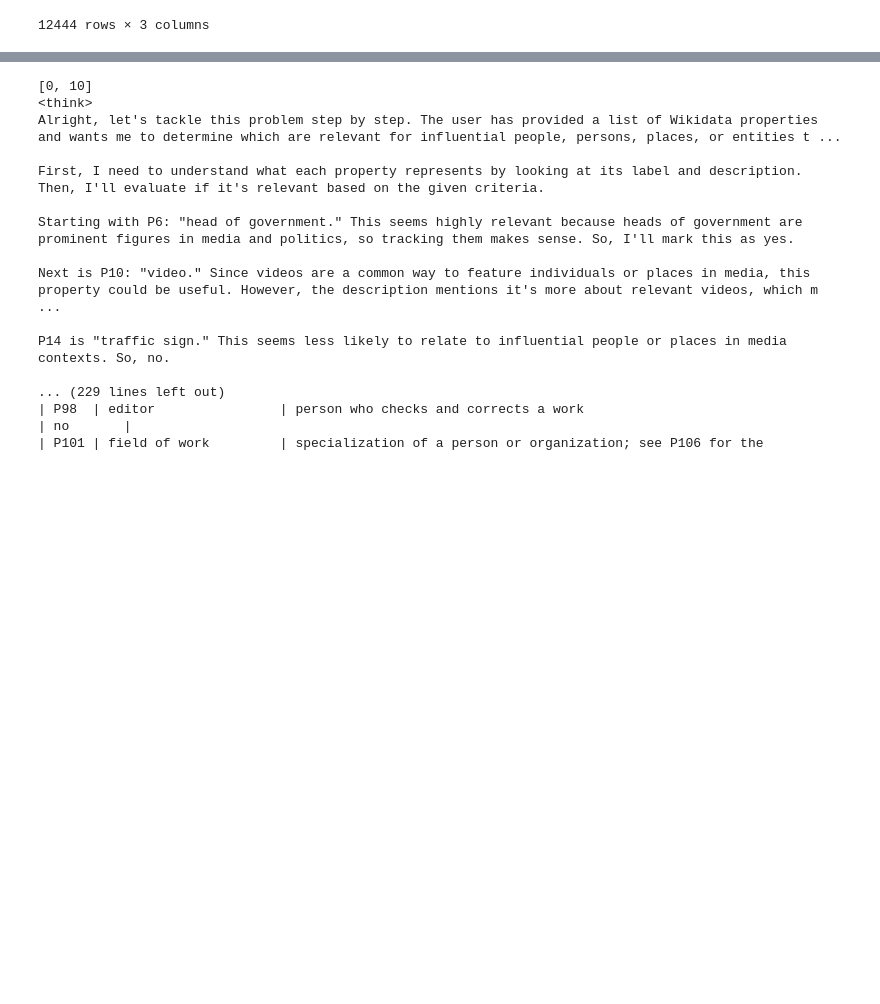
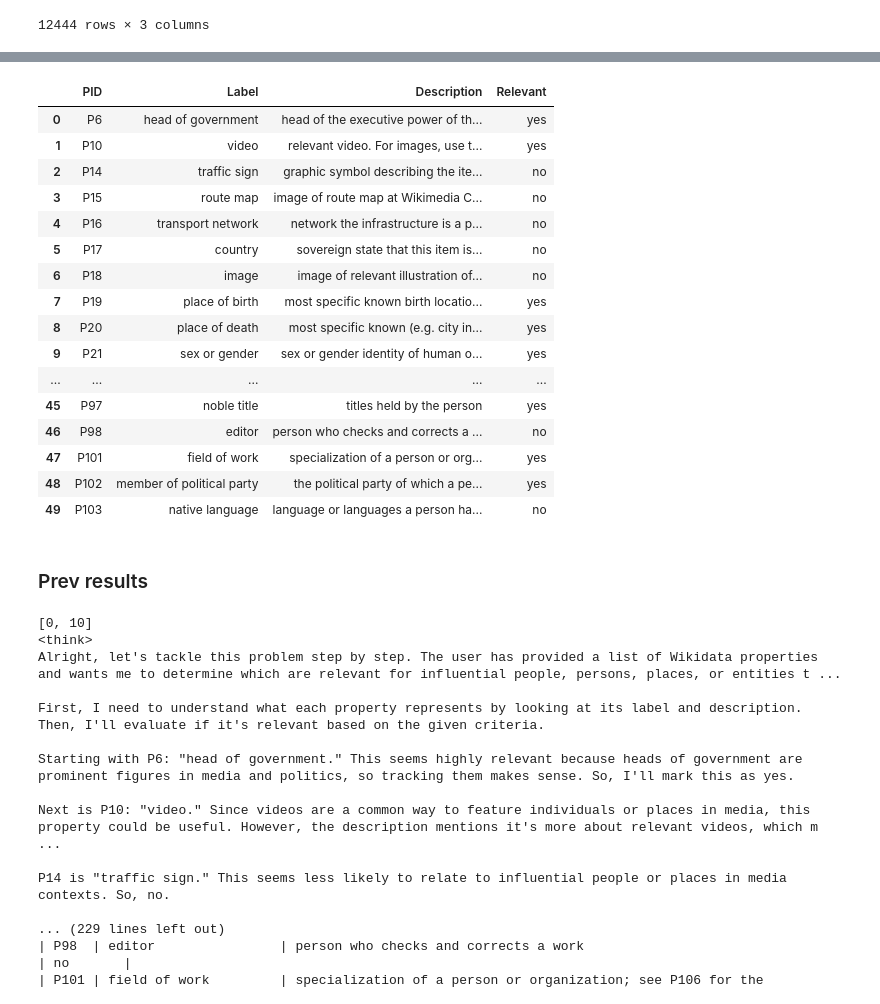
Before and after one commit to nishtha-r11/Knowledge_Graph, a Jupyter notebook: PID_LLM.ipynb, the cells around one changed output, grey strips where cells are left out. Drawn from its saved outputs; the diff is of its cells as text; code cells hidden in the pictures; blank space fills up the shorter version.

```diff
--- a/PID_LLM.ipynb
+++ b/PID_LLM.ipynb
@@ -167,3 +222,25 @@ def complete(myquestion):
+# %%
+temp_df
+# %% [output]
+|  | PID | Label | Description | Relevant |
+| 0 | P6 | head of government | head of the executive power of th... | yes |
+| 1 | P10 | video | relevant video. For images, use t... | yes |
+| 2 | P14 | traffic sign | graphic symbol describing the ite... | no |
+| 3 | P15 | route map | image of route map at Wikimedia C... | no |
+| 4 | P16 | transport network | network the infrastructure is a p... | no |
+| 5 | P17 | country | sovereign state that this item is... | no |
+| 6 | P18 | image | image of relevant illustration of... | no |
+| 7 | P19 | place of birth | most specific known birth locatio... | yes |
+| 8 | P20 | place of death | most specific known (e.g. city in... | yes |
+| 9 | P21 | sex or gender | sex or gender identity of human o... | yes |
+| ... | ... | ... | ... | ... |
+| 45 | P97 | noble title | titles held by the person | yes |
+| 46 | P98 | editor | person who checks and corrects a ... | no |
+| 47 | P101 | field of work | specialization of a person or org... | yes |
+| 48 | P102 | member of political party | the political party of which a pe... | yes |
+| 49 | P103 | native language | language or languages a person ha... | no |
+# %% [markdown]
+### Prev results
 # %%
 selected_pids = []
 total_rows = df_main.shape[0]
```
Also changed, not shown: parts of 4 cells of this notebook, 2 other files.
